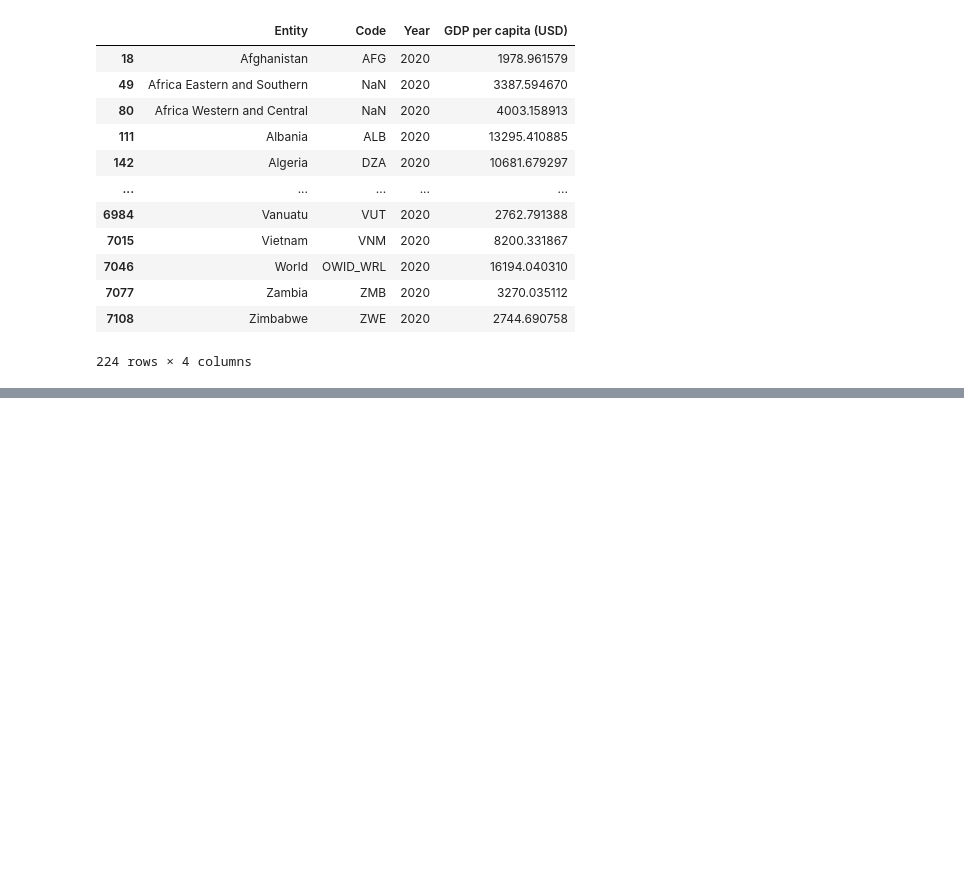
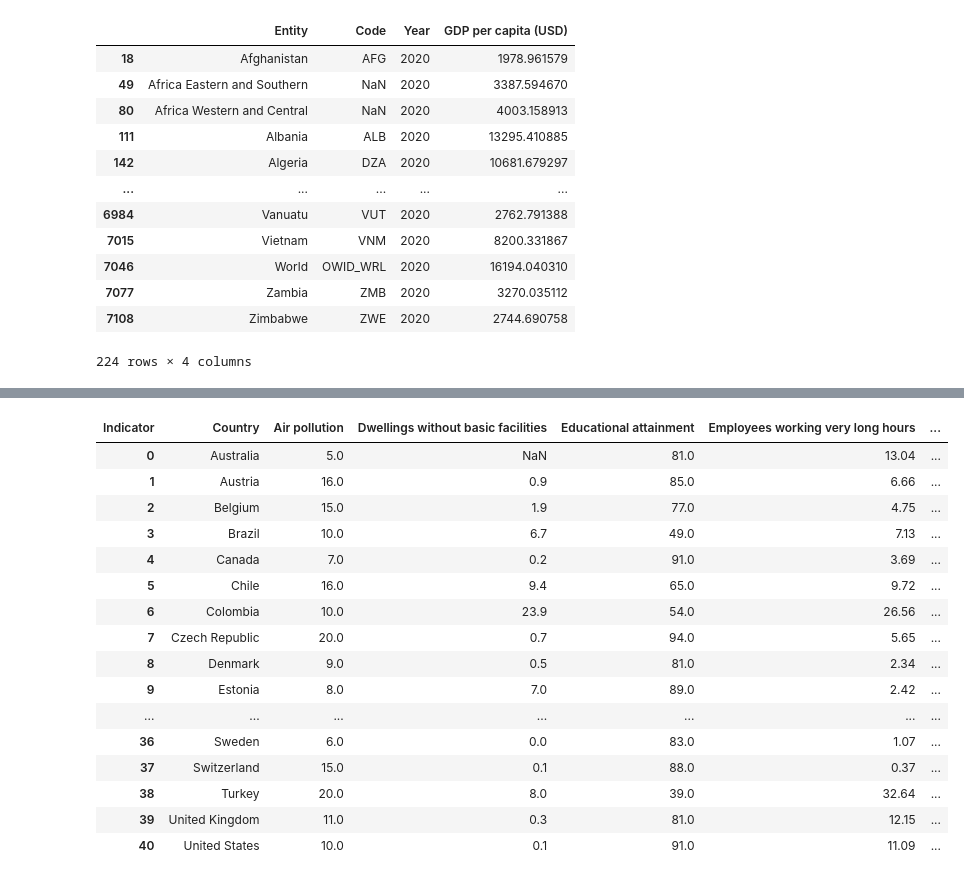
Before and after one commit to MichnoM/machine-learning, a Jupyter notebook: iml/01_machine_learning_landscape.ipynb, the cells around one changed output, grey strips where cells are left out. Saved outputs shown, nothing was run; the diff lists cells and outputs as text; code cells hidden in the pictures; blank space fills up the shorter version.

```diff
--- a/iml/01_machine_learning_landscape.ipynb
+++ b/iml/01_machine_learning_landscape.ipynb
@@ -86,0 +169,22 @@ gdp_per_capita_2020
+# %%
+# Reset index, so country index would be a column again. It would help us during
+oecd_bli = oecd_bli.reset_index()
+oecd_bli
+# %% [output]
+| Indicator | Country | Air pollution | Dwellings without basic facilities | Educational attainment | Employees working very long hours | ... |
+| 0 | Australia | 5.0 | NaN | 81.0 | 13.04 | ... |
+| 1 | Austria | 16.0 | 0.9 | 85.0 | 6.66 | ... |
+| 2 | Belgium | 15.0 | 1.9 | 77.0 | 4.75 | ... |
+| 3 | Brazil | 10.0 | 6.7 | 49.0 | 7.13 | ... |
+| 4 | Canada | 7.0 | 0.2 | 91.0 | 3.69 | ... |
+| 5 | Chile | 16.0 | 9.4 | 65.0 | 9.72 | ... |
+| 6 | Colombia | 10.0 | 23.9 | 54.0 | 26.56 | ... |
+| 7 | Czech Republic | 20.0 | 0.7 | 94.0 | 5.65 | ... |
+| 8 | Denmark | 9.0 | 0.5 | 81.0 | 2.34 | ... |
+| 9 | Estonia | 8.0 | 7.0 | 89.0 | 2.42 | ... |
+| ... | ... | ... | ... | ... | ... | ... |
+| 36 | Sweden | 6.0 | 0.0 | 83.0 | 1.07 | ... |
+| 37 | Switzerland | 15.0 | 0.1 | 88.0 | 0.37 | ... |
+| 38 | Turkey | 20.0 | 8.0 | 39.0 | 32.64 | ... |
+| 39 | United Kingdom | 11.0 | 0.3 | 81.0 | 12.15 | ... |
+| 40 | United States | 10.0 | 0.1 | 91.0 | 11.09 | ... |
```
Also changed, not shown: parts of 12 cells of this notebook, 6 other files.
